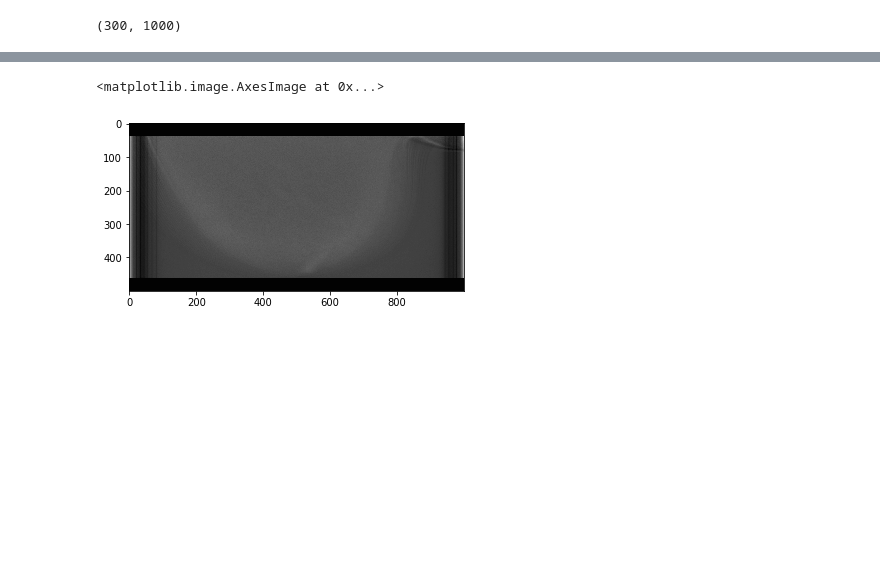
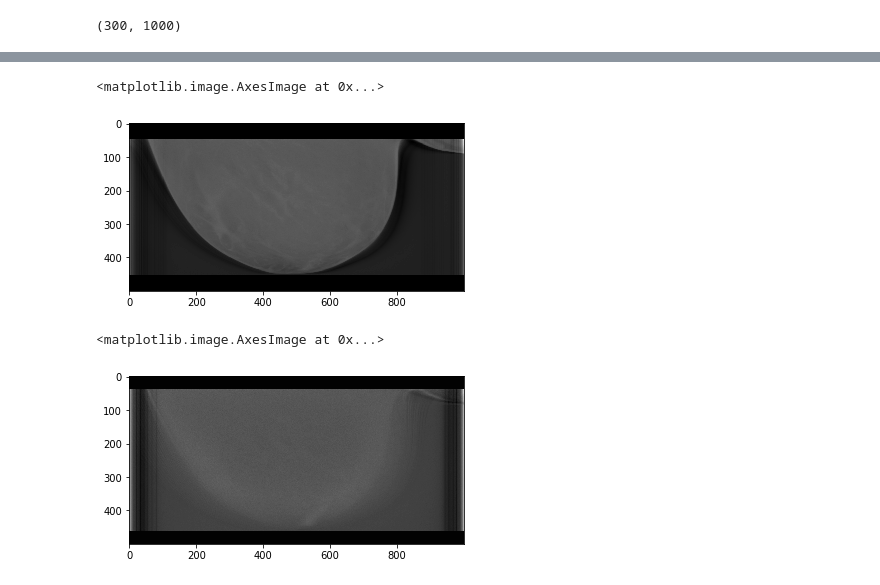
Before and after one commit to PranjalSahu/newrecon, a Jupyter notebook: astra-code.ipynb, the cells around one changed output, grey strips where cells are left out. Drawn from its saved outputs; the diff is of its cells as text; code cells hidden in the pictures; blank space fills up the shorter version.

```diff
--- a/astra-code.ipynb
+++ b/astra-code.ipynb
@@ -1937,3 +2074,20 @@ View Number  8
+# %%
+import astra
+import numpy as np
+import matplotlib.pyplot as plt
+import scipy.io as sio
+import random
+import time
+import pydicom
+import glob
+from numba import jit
+
+estimate = np.fromfile("/media/dril/BackupPlus/CEDBT/gan-110-projections/1000x500x400.ce18.LE.raw", dtype='float32')
+estimate = np.reshape(estimate, [400, 500, 1000])
+plt.imshow(estimate[200, :, :], cmap='gray')
+# %% [output]
+<matplotlib.image.AxesImage at 0x...>
+[figure, added]
 # %%
 a = pydicom.dcmread("/media/dril/ubuntudata/DBT_recon_data/CE18/LE_proj/CE-18.MG.CEDM+CEDBT_(BILATERAL_CC).0003.0012.2017.01.31.15.58.18.500000.52166478.IMA")
 a = a.pixel_array.T
```
Also changed, not shown: parts of 6 cells of this notebook.
